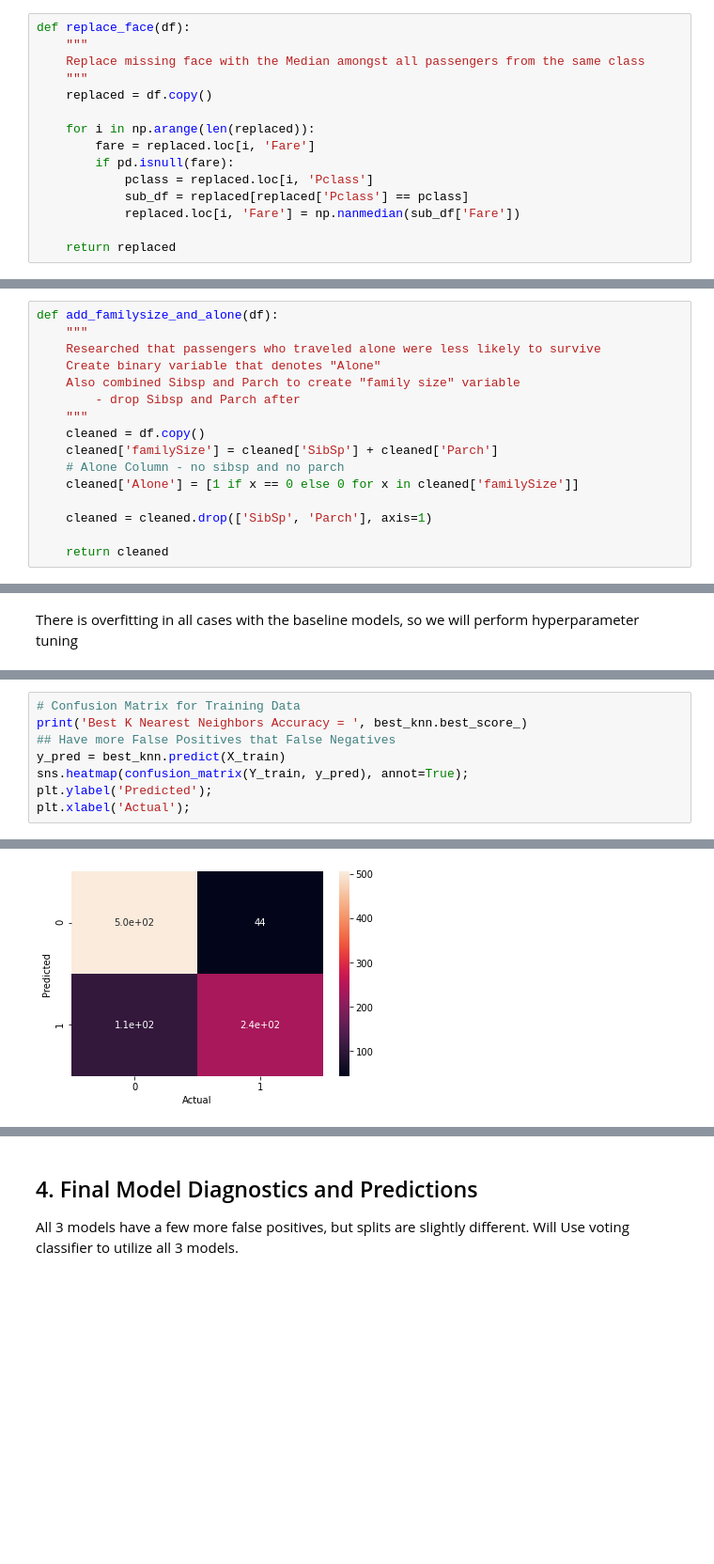
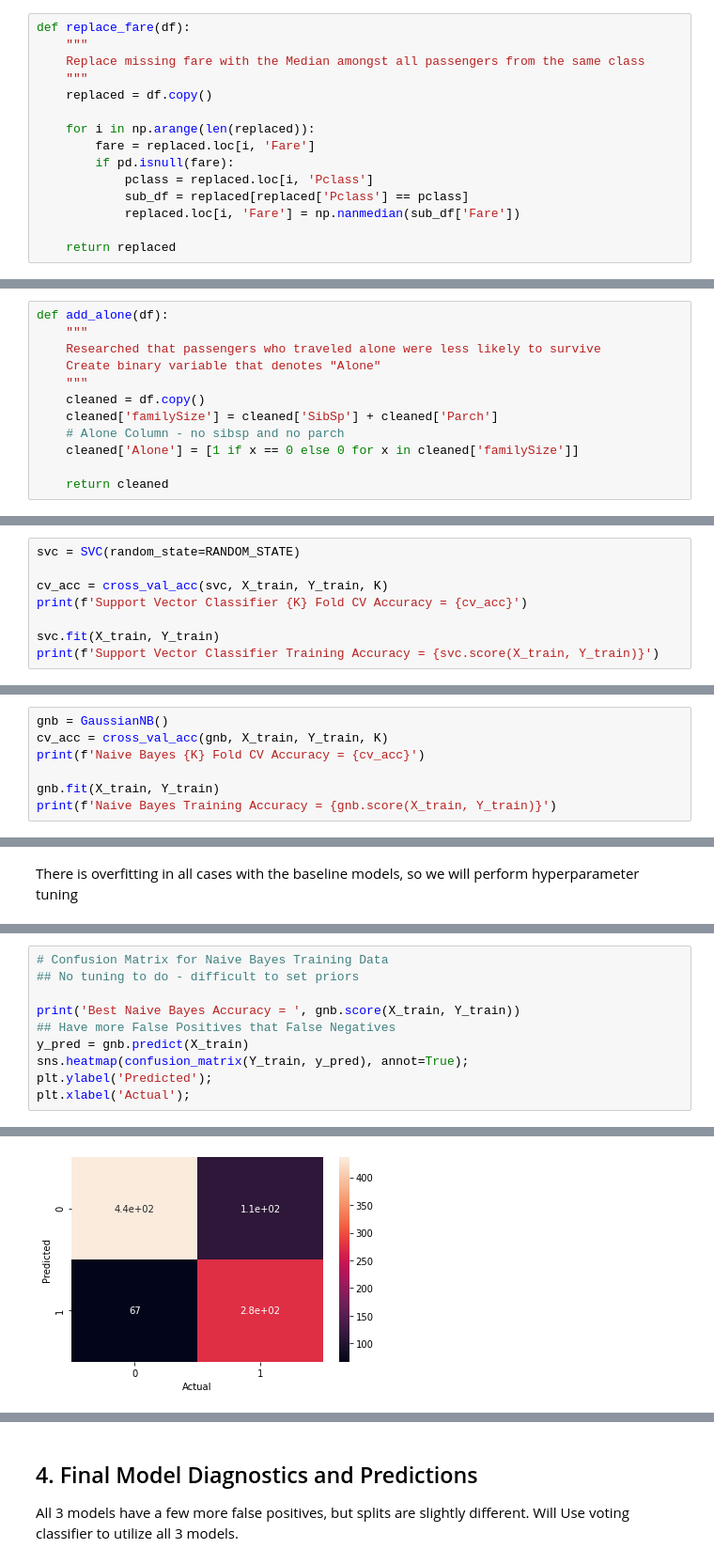
Before and after one commit to Kendall-Kikkawa/Titanic_Kaggle_Challenge, a Jupyter notebook: Titanic.ipynb, the cells around one changed output, grey strips where cells are left out. Shown: that part at 94% size. Drawn from its saved outputs; the diff is of its cells as text; blank space fills up the shorter version.

```diff
--- a/Titanic.ipynb
+++ b/Titanic.ipynb
@@ -138,9 +195,9 @@ def replace_age(df):
 
     return replaced
 # %%
-def replace_face(df):
+def replace_fare(df):
     """
-    Replace missing face with the Median amongst all passengers from the same class
+    Replace missing fare with the Median amongst all passengers from the same class
     """
     replaced = df.copy()
 
@@ -213,16 +287,12 @@ def encode_ticket(df):
 # %%
-def add_familysize_and_alone(df):
+def add_alone(df):
     """
     Researched that passengers who traveled alone were less likely to survive
     Create binary variable that denotes "Alone"
-    Also combined Sibsp and Parch to create "family size" variable
-        - drop Sibsp and Parch after
     """
     cleaned = df.copy()
     cleaned['familySize'] = cleaned['SibSp'] + cleaned['Parch']
     # Alone Column - no sibsp and no parch
     cleaned['Alone'] = [1 if x == 0 else 0 for x in cleaned['familySize']]
 
-    cleaned = cleaned.drop(['SibSp', 'Parch'], axis=1)
-
     return cleaned
@@ -431,0 +542,8 @@ K-Nearest Neighbors  Training Accuracy = 0.8608305274971941
+# %%
+svc = SVC(random_state=RANDOM_STATE)
+
+cv_acc = cross_val_acc(svc, X_train, Y_train, K)
+print(f'Support Vector Classifier {K} Fold CV Accuracy = {cv_acc}')
+
+svc.fit(X_train, Y_train)
+print(f'Support Vector Classifier Training Accuracy = {svc.score(X_train, Y_train)}')
@@ -431,0 +555,7 @@ K-Nearest Neighbors  Training Accuracy = 0.8608305274971941
+# %%
+gnb = GaussianNB()
+cv_acc = cross_val_acc(gnb, X_train, Y_train, K)
+print(f'Naive Bayes {K} Fold CV Accuracy = {cv_acc}')
+
+gnb.fit(X_train, Y_train)
+print(f'Naive Bayes Training Accuracy = {gnb.score(X_train, Y_train)}')
@@ -564,8 +740,10 @@ KNeighborsClassifier(algorithm='auto', leaf_size=30, metric='minkowski',
 # %%
-# Confusion Matrix for Training Data
-print('Best K Nearest Neighbors Accuracy = ', best_knn.best_score_)
+# Confusion Matrix for Naive Bayes Training Data
+## No tuning to do - difficult to set priors
+
+print('Best Naive Bayes Accuracy = ', gnb.score(X_train, Y_train))
 ## Have more False Positives that False Negatives
-y_pred = best_knn.predict(X_train)
+y_pred = gnb.predict(X_train)
 sns.heatmap(confusion_matrix(Y_train, y_pred), annot=True);
 plt.ylabel('Predicted');
 plt.xlabel('Actual');
@@ -574 +752 @@ Best K Nearest Neighbors Accuracy =  0.8148389931579938
-[figure, old version]
+[figure, new version]
```
Also changed, not shown: parts of 56 cells of this notebook, 1 other file.
